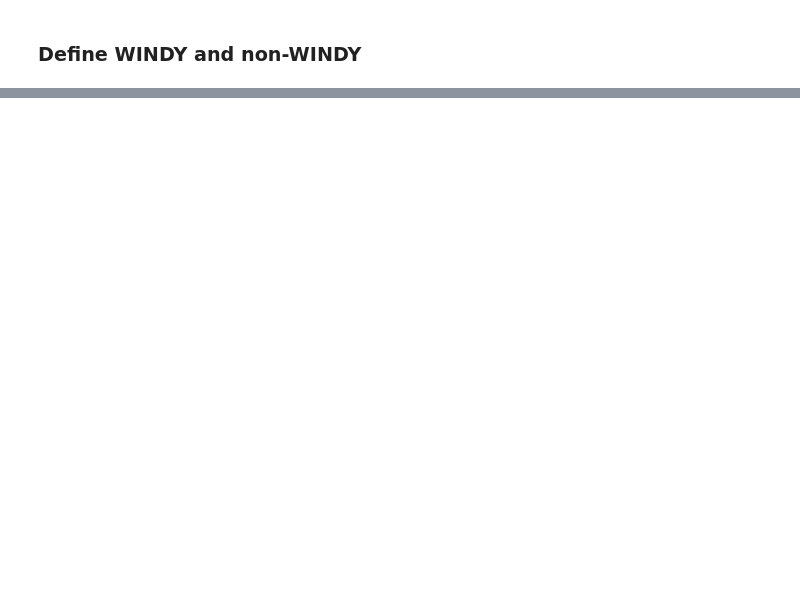
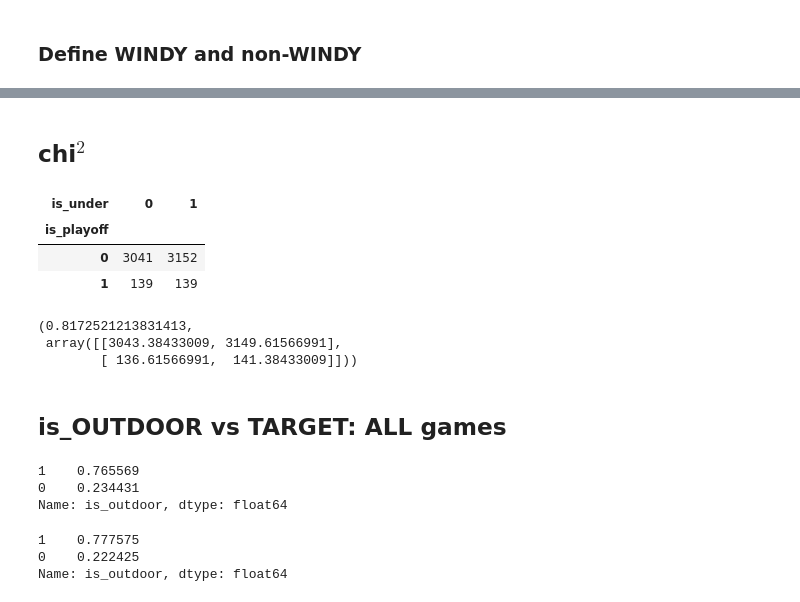
Before and after one commit to Project-Over-Under/Over_Under, a Jupyter notebook: EXPLORE/explore_r.ipynb, the cells around one changed output, grey strips where cells are left out. Drawn from its saved outputs; the diff is of its cells as text; code cells hidden in the pictures; blank space fills up the shorter version.

```diff
--- a/EXPLORE/explore_r.ipynb
+++ b/EXPLORE/explore_r.ipynb
@@ -346,0 +410,10 @@ Name: is_under, dtype: float64
+# %% [markdown]
+## chi$^{2}$
+# %%
+observed = pd.crosstab(train.is_playoff, train.is_under)
+observed
+# %% [output]
+| is_under | 0 | 1 |
+| is_playoff |  |  |
+| 0 | 3041 | 3152 |
+| 1 | 139 | 139 |
@@ -346,0 +422,20 @@ Name: is_under, dtype: float64
+# %%
+p,expected
+# %% [output]
+(0.8172521213831413,
+ array([[3043.38433009, 3149.61566991],
+        [ 136.61566991,  141.38433009]]))
+# %% [markdown]
+## is_OUTDOOR vs TARGET: ALL games
+# %%
+train.is_outdoor.value_counts(normalize=True)
+# %% [output]
+1    0.765569
+0    0.234431
+Name: is_outdoor, dtype: float64
+# %%
+train[train['is_under'] == 1].is_outdoor.value_counts(normalize=True)
+# %% [output]
+1    0.777575
+0    0.222425
+Name: is_outdoor, dtype: float64
```
Also changed, not shown: parts of 103 cells of this notebook, 2 other files.
